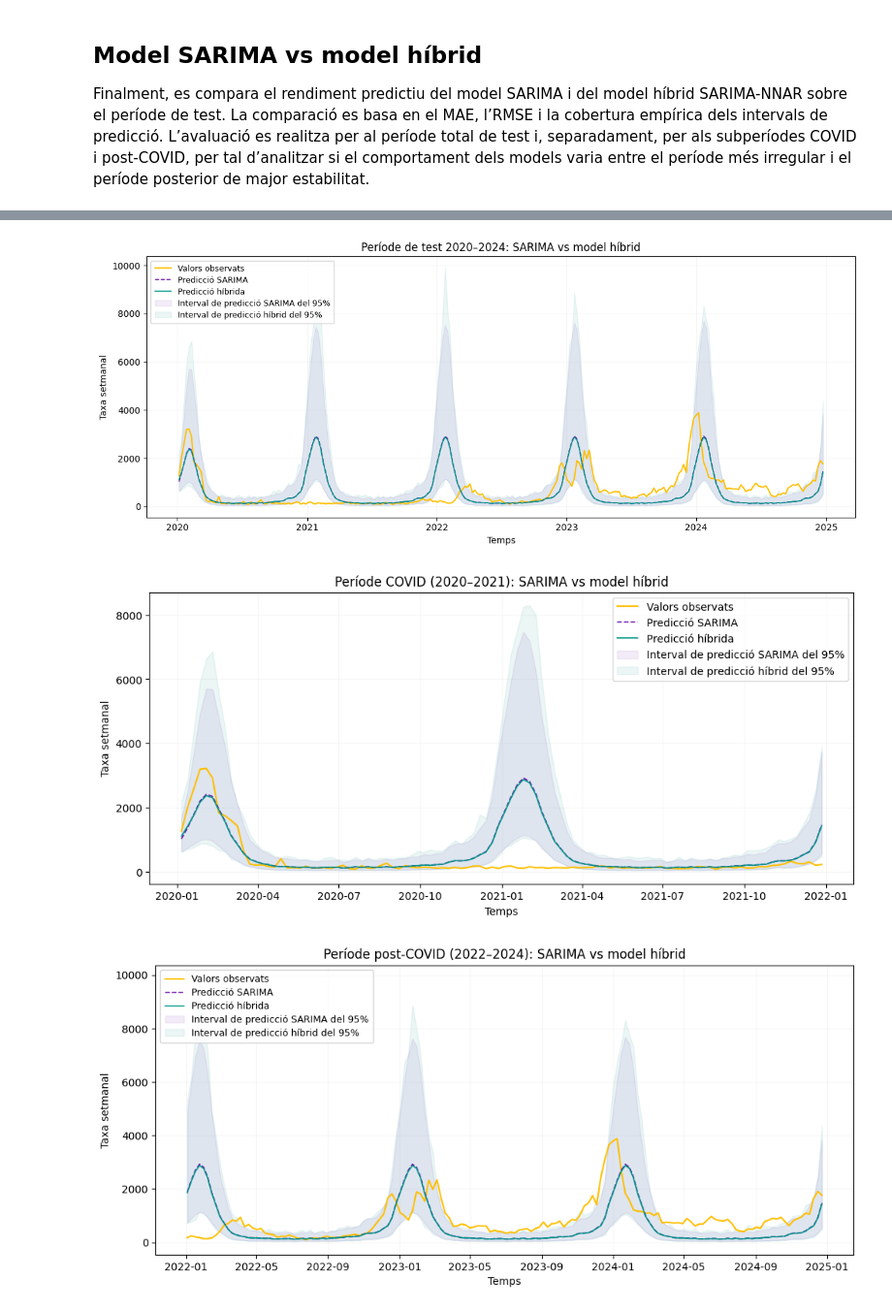
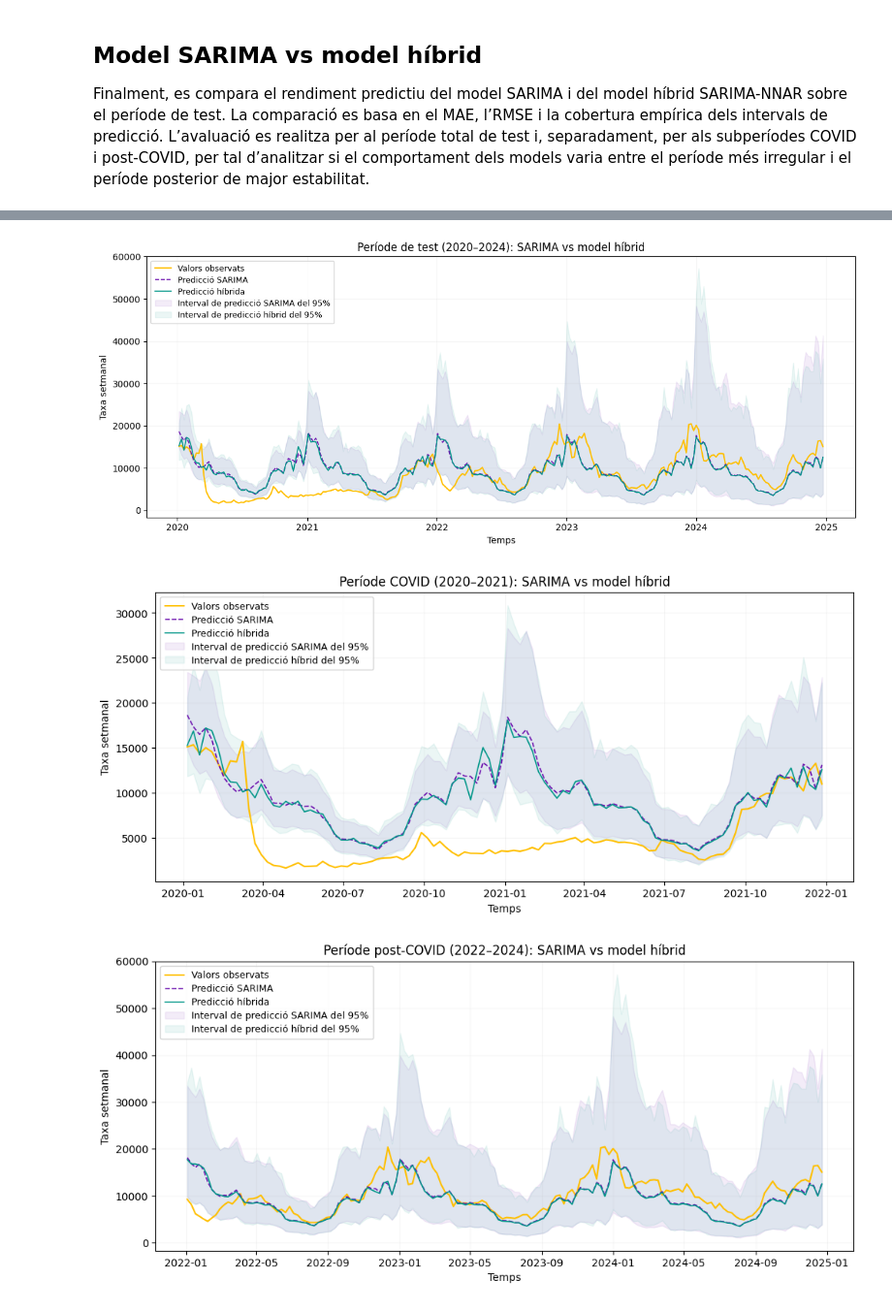
Before and after one commit to NIU1605347/modelitzacio-series-temporals-sarima-hibrid, a Jupyter notebook: notebooks/01_HIBRID_serie1.ipynb, the cells around one changed output, grey strips where cells are left out. Shown at 97% size. Cells and saved outputs as stored; diff of their text form; code cells hidden in the pictures.

```diff
--- a/notebooks/01_HIBRID_serie1.ipynb
+++ b/notebooks/01_HIBRID_serie1.ipynb
@@ -36,8 +41,8 @@ df["date"] = pd.to_datetime(df["date"])
 df = df.sort_values(["nom_regio", "diagnostic", "edat_bin", "date"]).copy()
 # %%
 df_serie = df[
-    (df["diagnostic"] == "Grip") &
-    (df["nom_regio"] == "Barcelona Ciutat") &
+    (df["diagnostic"] == "Altres IRA") &
+    (df["nom_regio"] == "Barcelona Metropolitana Nord") &
     (df["edat_bin"] == "15+")
 ]
 
@@ -48,10 +53,10 @@ serie = (
 )
 serie = serie.asfreq("W-MON")
 # %%
-serie_1 = serie.copy()
+serie_2 = serie.copy()
 
-train = serie_1[serie_1.index < "2020-01-01"]
-test  = serie_1[serie_1.index >= "2020-01-01"]
+train = serie_2[serie_2.index < "2020-01-01"]
+test  = serie_2[serie_2.index >= "2020-01-01"]
 
 train = train.interpolate()
 test = test.interpolate()
@@ -81,7 +82,7 @@ plt.show()
 # %%
 model = SARIMAX(train_log,
-                order=(2,0,2),
-                seasonal_order=(0,1,1,52),
+                order=(1,1,1),
+                seasonal_order=(0,1,0,52),
                 enforce_stationarity=False,
                 enforce_invertibility=False)
 result = model.fit(disp=False)
@@ -618,7 +621,7 @@ plt.fill_between(
     label='Interval de predicció híbrid del 95%'
 )
 
-plt.title("Període de test 2020–2024: SARIMA vs model híbrid")
+plt.title("Període de test (2020–2024): SARIMA vs model híbrid")
 plt.xlabel("Temps")
 plt.ylabel("Taxa setmanal")
 
@@ -635,7 +638,7 @@ plt.grid(alpha=0.1)
 plt.tight_layout()
 plt.show()
 # %% [output]
-[figure, old version]
+[figure, new version]
 # %%
 hybrid_covid = hybrid_pred_mean["2020":"2021"]
 
@@ -666,7 +669,15 @@ plt.fill_between(
 plt.title("Període COVID (2020–2021): SARIMA vs model híbrid")
 plt.xlabel("Temps")
 plt.ylabel("Taxa setmanal")
-plt.legend()
+plt.legend(
+    fontsize=9,
+    loc='upper left',
+    framealpha=0.85,
+    borderpad=0.5,
+    labelspacing=0.4,
+    handlelength=2
+)
+
 plt.grid(alpha=0.1)
 plt.show()
 
@@ -683,32 +694,33 @@ plt.fill_between(
     ci_post.iloc[:, 0],
     ci_post.iloc[:, 1],
     color=COLOR_FORECAST,
     alpha=0.08,
     label='Interval de predicció SARIMA del 95%'
 )
 
 plt.fill_between(
     hybrid_ci_post_lower.index,
     hybrid_ci_post_lower.values,
     hybrid_ci_post_upper.values,
     color=COLOR_HYBRID,
     alpha=0.08,
     label='Interval de predicció híbrid del 95%'
 )
 
 plt.title("Període post-COVID (2022–2024): SARIMA vs model híbrid")
 plt.xlabel("Temps")
 plt.ylabel("Taxa setmanal")
 plt.legend(
     fontsize=9,
     loc='upper left',
     framealpha=0.85,
     borderpad=0.5,
     labelspacing=0.4,
     handlelength=2
 )
+
 plt.grid(alpha=0.1)
 plt.show()
 # %% [output]
-[figure, old version]
+[figure, new version]
-[figure, old version]
+[figure, new version]
```
Also changed, not shown: parts of 14 cells of this notebook, 3 other files.
